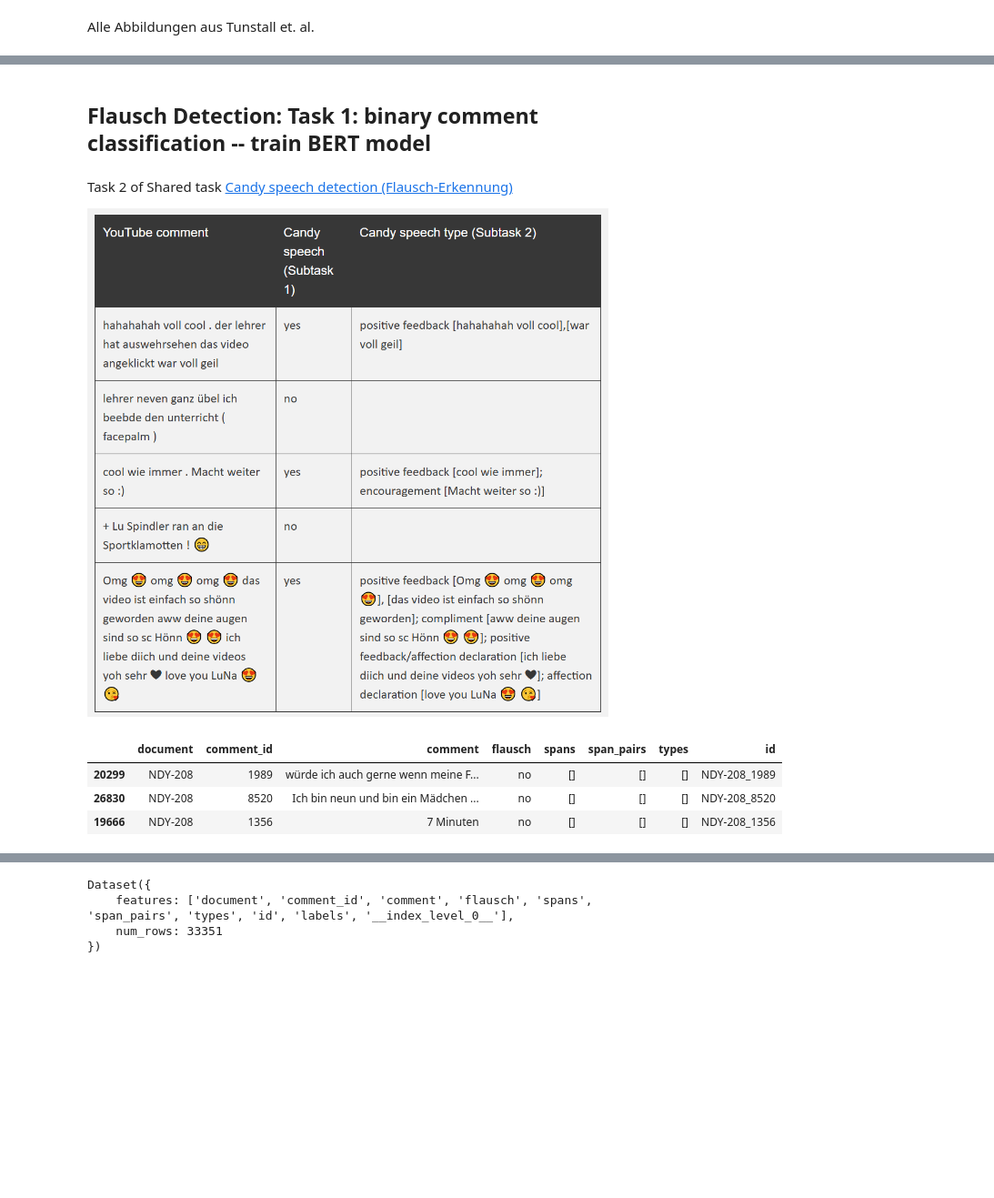
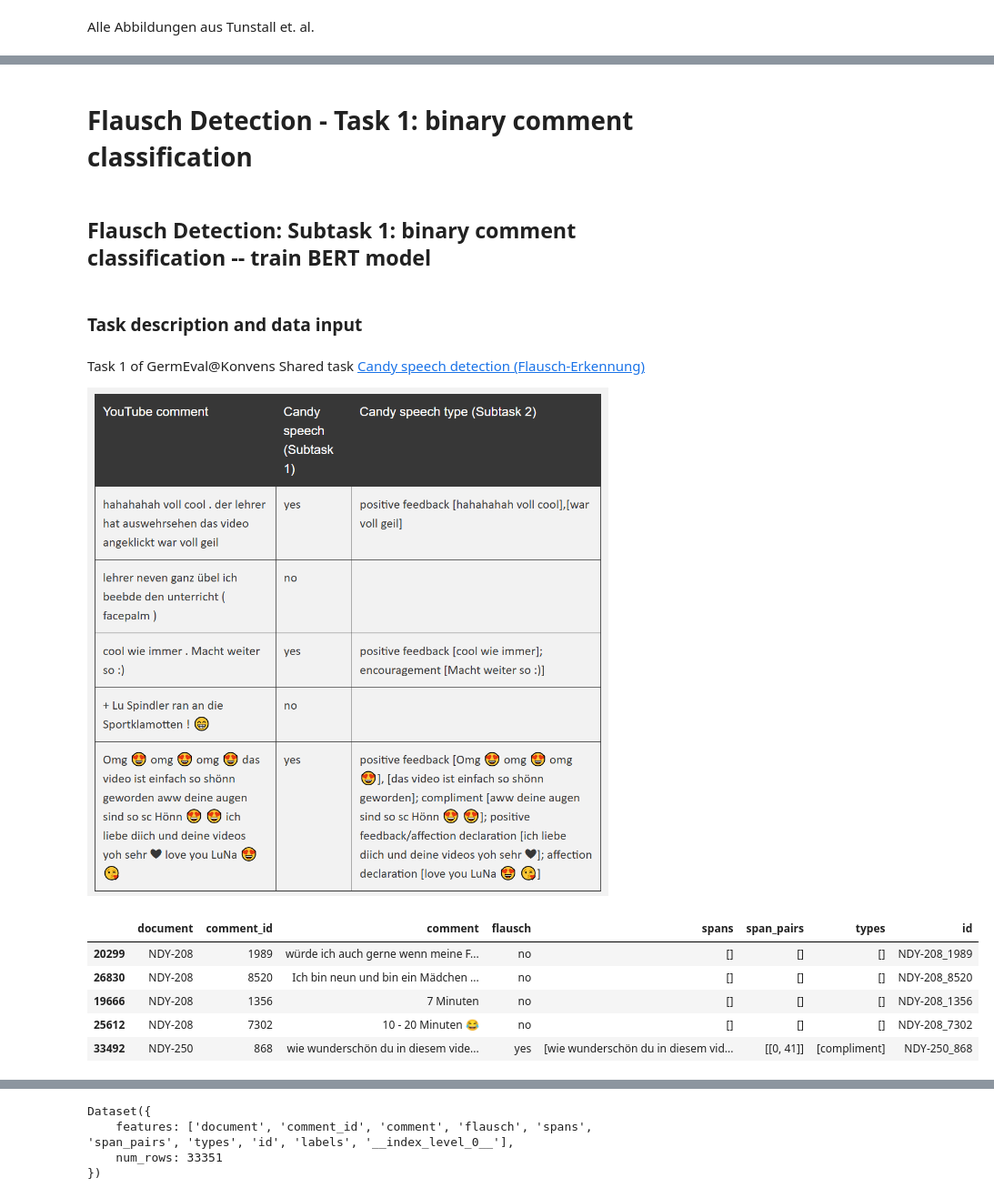
Before and after one commit to WiebkePetersen/GermevalFlausch, a Jupyter notebook: Lehre_flausch_task1_train_classifier.ipynb, the cells around one changed output, grey strips where cells are left out. Shown at 91% size. Cells and saved outputs as stored; diff of their text form; code cells hidden in the pictures; blank space fills up the shorter version.

```diff
--- a/Lehre_flausch_task1_train_classifier.ipynb
+++ b/Lehre_flausch_task1_train_classifier.ipynb
@@ -34,10 +43,14 @@ Feature-basierter Ansatz: Training eines Klassifizierers auf dem letzten Hidden
 Heute Finetuning:
 
 ![image.png](embedded-picture-1)
+# %% [markdown]
+# Flausch Detection - Task 1: binary comment classification
 # %% [markdown]
-## Flausch Detection: Task 1: binary comment classification -- train BERT model
+## Flausch Detection: Subtask 1: binary comment classification -- train BERT model
+# %% [markdown]
+### Task description and data input
 # %% [markdown]
-Task 2 of Shared task [Candy speech detection (Flausch-Erkennung)](https://yuliacl.github.io/GermEval2025-Flausch-Erkennung/)
+Task 1 of GermEval@Konvens Shared task [Candy speech detection (Flausch-Erkennung)](https://yuliacl.github.io/GermEval2025-Flausch-Erkennung/)
 
 ![flauschTask.png](embedded-picture-1)
 # %%
@@ -57,7 +96,9 @@ data2 = data2[['document', 'comment_id', 'type', 'start', 'end', 'comment', 'fla
 # %%
-data.head(3)
+data.head(5)
 # %% [output]
 |  | document | comment_id | comment | flausch | spans | span_pairs | types | id |
 | 20299 | NDY-208 | 1989 | würde ich auch gerne wenn meine F... | no | [] | [] | [] | NDY-208_1989 |
 | 26830 | NDY-208 | 8520 | Ich bin neun und bin ein Mädchen ... | no | [] | [] | [] | NDY-208_8520 |
 | 19666 | NDY-208 | 1356 | 7 Minuten | no | [] | [] | [] | NDY-208_1356 |
+| 25612 | NDY-208 | 7302 | 10 - 20 Minuten 😂 | no | [] | [] | [] | NDY-208_7302 |
+| 33492 | NDY-250 | 868 | wie wunderschön du in diesem vide... | yes | [wie wunderschön du in diesem vid... | [[0, 41]] | [compliment] | NDY-250_868 |
```
Also changed, not shown: parts of 25 cells of this notebook.
